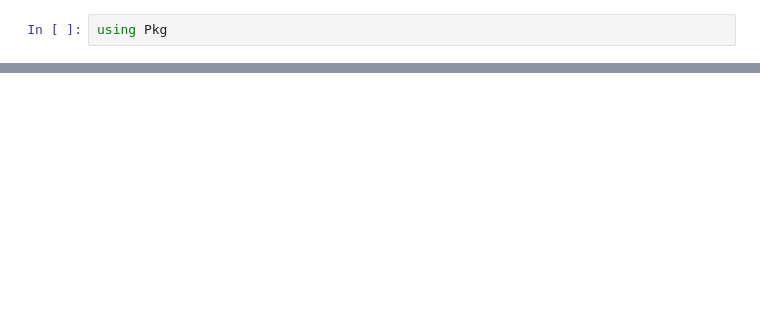
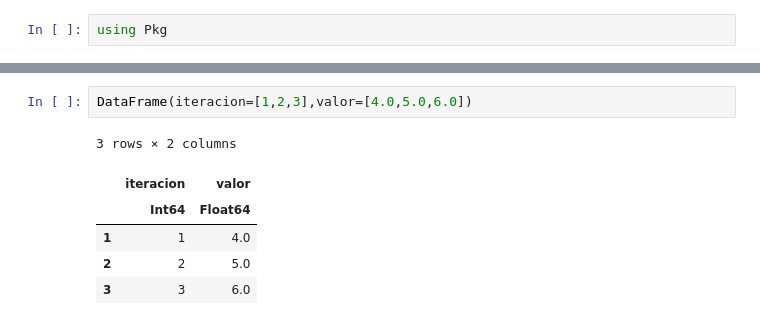
Before and after one commit to akielbowicz/scipy-latam-2022-taller-julia, a Jupyter notebook: materiales_taller/julia_es_practicidad/uso_de_librerias.ipynb, the cells around one changed output, grey strips where cells are left out. Cells and saved outputs as stored; diff of their text form; blank space fills up the shorter version.

```diff
--- a/materiales_taller/julia_es_practicidad/uso_de_librerias.ipynb
+++ b/materiales_taller/julia_es_practicidad/uso_de_librerias.ipynb
@@ -19 +27,10 @@ WebIO._IJuliaInit()
+# %%
+DataFrame(iteracion=[1,2,3],valor=[4.0,5.0,6.0])
+# %% [output]
+3 rows × 2 columns
+|  | iteracion | valor |
+|  | Int64 | Float64 |
+| 1 | 1 | 4.0 |
+| 2 | 2 | 5.0 |
+| 3 | 3 | 6.0 |
 # %%
```
Also changed, not shown: parts of 36 cells of this notebook, 14 other files.
